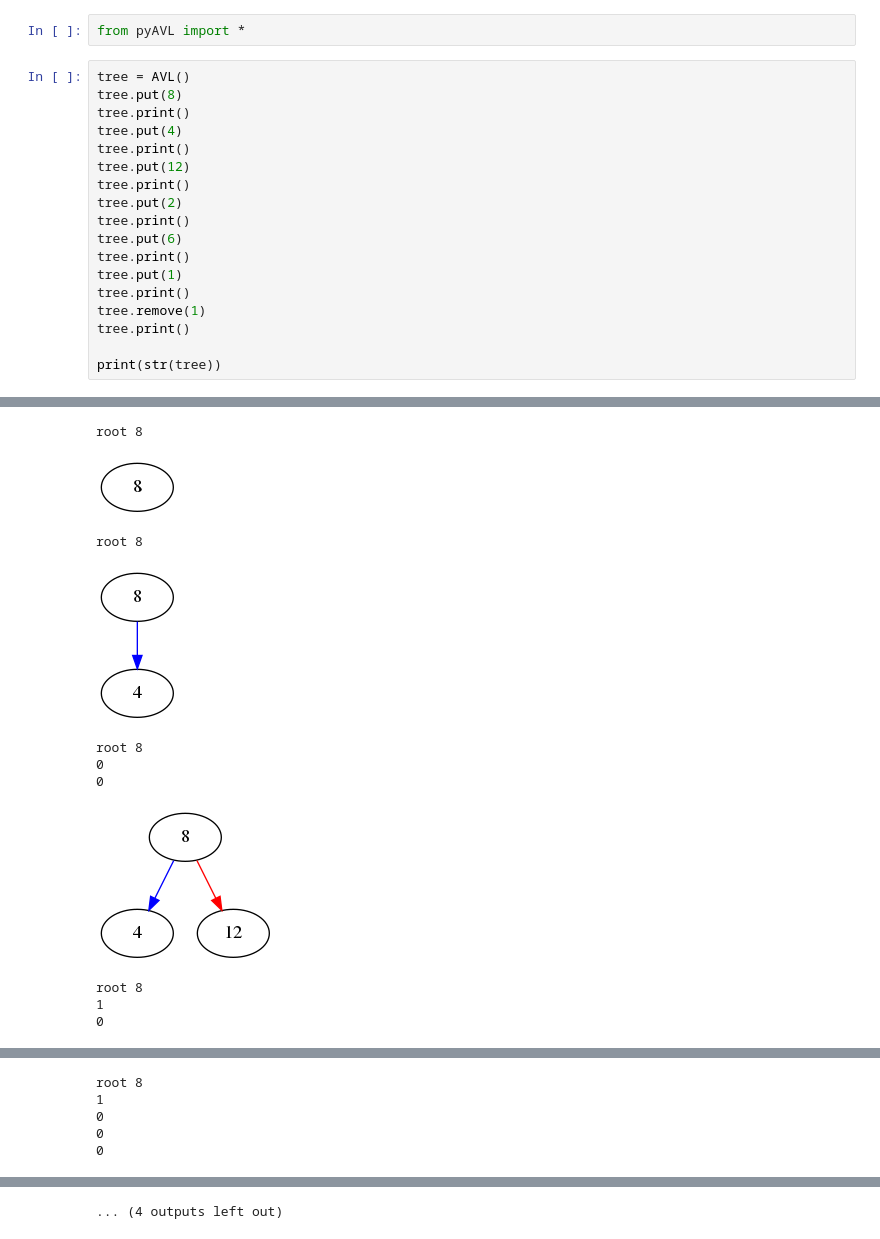
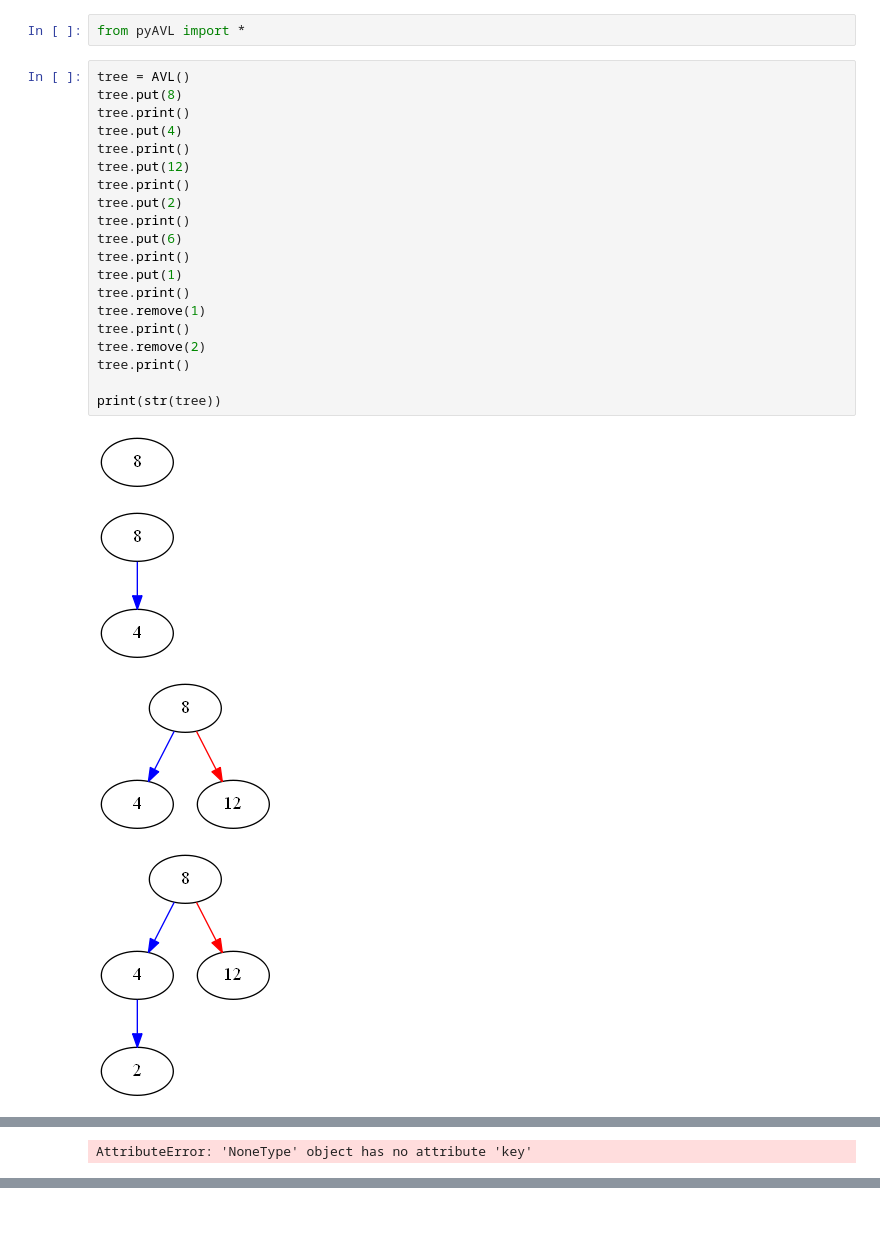
Before and after one commit to chyanju/pyConcurrentAVL, a Jupyter notebook: sequentialAVL.ipynb, the cells around one changed output, grey strips where cells are left out. Saved outputs shown, nothing was run; the diff lists cells and outputs as text.

```diff
--- a/sequentialAVL.ipynb
+++ b/sequentialAVL.ipynb
@@ -11,19 +11,25 @@ from pyAVL import *
 # %%
 tree = AVL()
 tree.put(8)
 tree.print()
 tree.put(4)
 tree.print()
 tree.put(12)
 tree.print()
 tree.put(2)
 tree.print()
 tree.put(6)
 tree.print()
 tree.put(1)
 tree.print()
 tree.remove(1)
 tree.print()
+tree.remove(2)
+tree.print()
 
 print(str(tree))
 # %% [output]
+[figure]
+[figure]
+[figure]
+[figure]
@@ -30,11 +39 @@ print(str(tree))
-root 8
+AttributeError: 'NoneType' object has no attribute 'key'
-[figure]
-root 8
-[figure]
-root 8
-0
-0
-[figure]
-root 8
-1
-0
@@ -42,5 +39,0 @@ root 8
-root 8
-1
-0
-0
-0
@@ -55,4 +40,3 @@ root 8
-... (4 outputs left out)
 # %%
 rt = AVL()
 for i in range(1,20):
```
Also changed, not shown: parts of 2 cells of this notebook, 1 other file.
